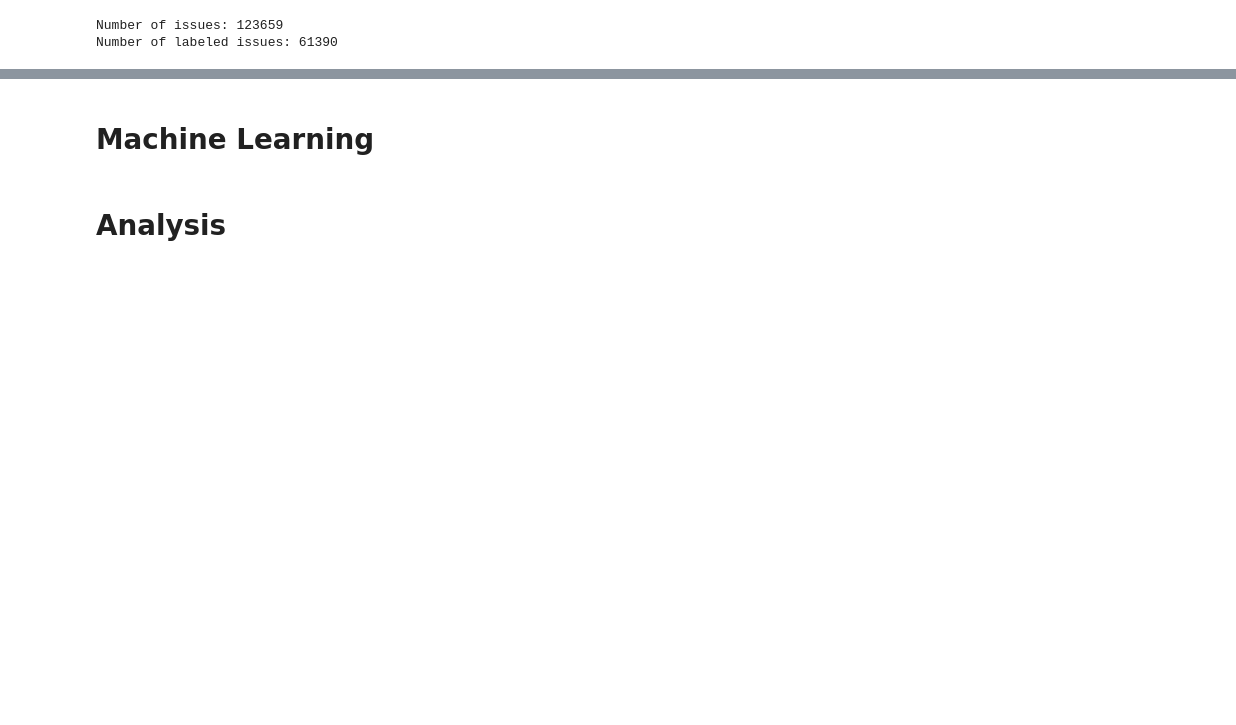
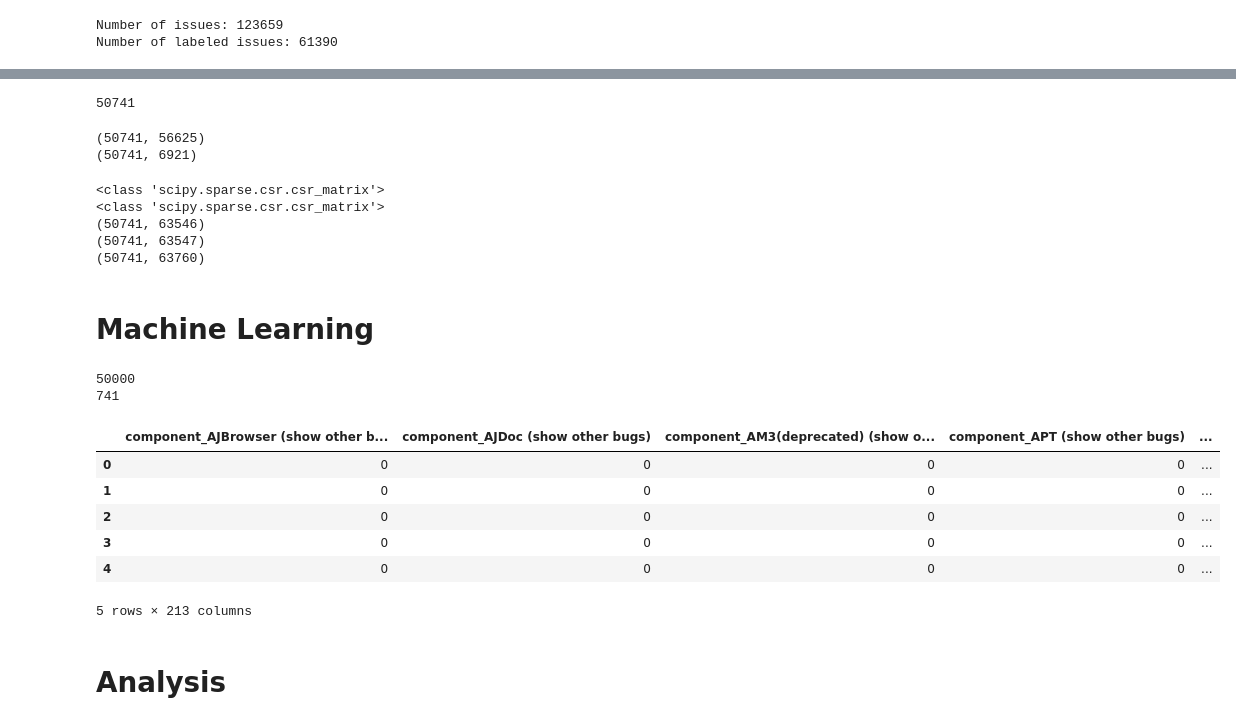
Before and after one commit to lstrait2/github-data-collection, a Jupyter notebook: src/Tasking-bugzilla.ipynb, the cells around one changed output, grey strips where cells are left out. Cells and saved outputs as stored; diff of their text form; code cells hidden in the pictures; blank space fills up the shorter version.

```diff
--- a/src/Tasking-bugzilla.ipynb
+++ b/src/Tasking-bugzilla.ipynb
@@ -67,5 +67,5 @@ for issue in labeled_issues[25:]:
         df_dict['product'] = issue['product']
         df_dict['component'] = issue['component']
         df_list.append(df_dict)
-df = pd.DataFrame(df_list)#.sort_values('closed_date')
+df = pd.DataFrame(df_list).sort_values('closed_date')
 df.head(2)
@@ -89,6 +98,8 @@ for dev in dev_counts:
 # remove all issues not solved by an active dev
 df = df[df['completed_by'].isin(active_devs)].reset_index(drop=True)
 print(len(df))
+# %% [output]
+50741
 # %%
 def preprocess(text):
     stemmer = PorterStemmer()
@@ -111,11 +122,10 @@ vectorizer_title.fit(df['title'])
 vector_title = vectorizer_title.transform(df['title'])
 # summarize encoded vector
 print(vector_title.shape)
+# %% [output]
+(50741, 56625)
+(50741, 6921)
 # %%
-#title_df = pd.DataFrame(vector_title.todense())
-#body_df = pd.DataFrame(vector_body.todense())
-#df = pd.concat([df, title_df, body_df], axis=1)
-#df.head(2)
 print(type(vector_title))
 print(type(vector_body))
 sparse_data = hstack((vector_title, vector_body))
@@ -126,18 +136,39 @@ df['completed_by_encode'] = df['completed_by'].cat.codes
 #df['completed_by'] = pd.factorize(df['completed_by'])
 sparse_data = hstack((sparse_data,np.array(df['completed_by_encode'])[:,None]))
 print(sparse_data.shape)
-#TODO: one hot encode and add component and team
+#TODO: add component and team
+filter_cols = [col for col in df if col.startswith('product') or col.startswith('component')]
+sparse_data = hstack((sparse_data,np.array(df[filter_cols])))
+print(sparse_data.shape)
+# %% [output]
+<class 'scipy.sparse.csr.csr_matrix'>
+<class 'scipy.sparse.csr.csr_matrix'>
+(50741, 63546)
+(50741, 63547)
+(50741, 63760)
 # %% [markdown]
 # Machine Learning
 # %%
-train_df = df[:1100]
-test_df = df[1100:]
-X_train = train_df.drop(['body', 'closed_date', 'completed_by', 'created_date', 'title'], axis=1)
+size = 50000
+train_df = df[:size]
+test_df = df[size:]
+X_train = train_df.drop(['body', 'closed_date', 'completed_by', 'created_date', 'title', 'completed_by_encode'], axis=1)
 y_train = train_df['completed_by']
-X_test = test_df.drop(['body', 'closed_date', 'completed_by', 'created_date', 'title'], axis=1)
+X_test = test_df.drop(['body', 'closed_date', 'completed_by', 'created_date', 'title', 'completed_by_encode'], axis=1)
 y_test = test_df['completed_by']
 print(len(X_train))
 print(len(X_test))
+X_train.head(5)
+# %% [output]
+50000
+741
+|  | component_AJBrowser (show other b... | component_AJDoc (show other bugs) | component_AM3(deprecated) (show o... | component_APT (show other bugs) | ... |
+| 0 | 0 | 0 | 0 | 0 | ... |
+| 1 | 0 | 0 | 0 | 0 | ... |
+| 2 | 0 | 0 | 0 | 0 | ... |
+| 3 | 0 | 0 | 0 | 0 | ... |
+| 4 | 0 | 0 | 0 | 0 | ... |
+5 rows × 213 columns
 # %%
 def is_correct_top_k(pred_prob, k, actual, labels):
     indices = [i for i in range(len(pred_prob))]
```
Also changed, not shown: parts of 8 cells of this notebook, 2 other files.
